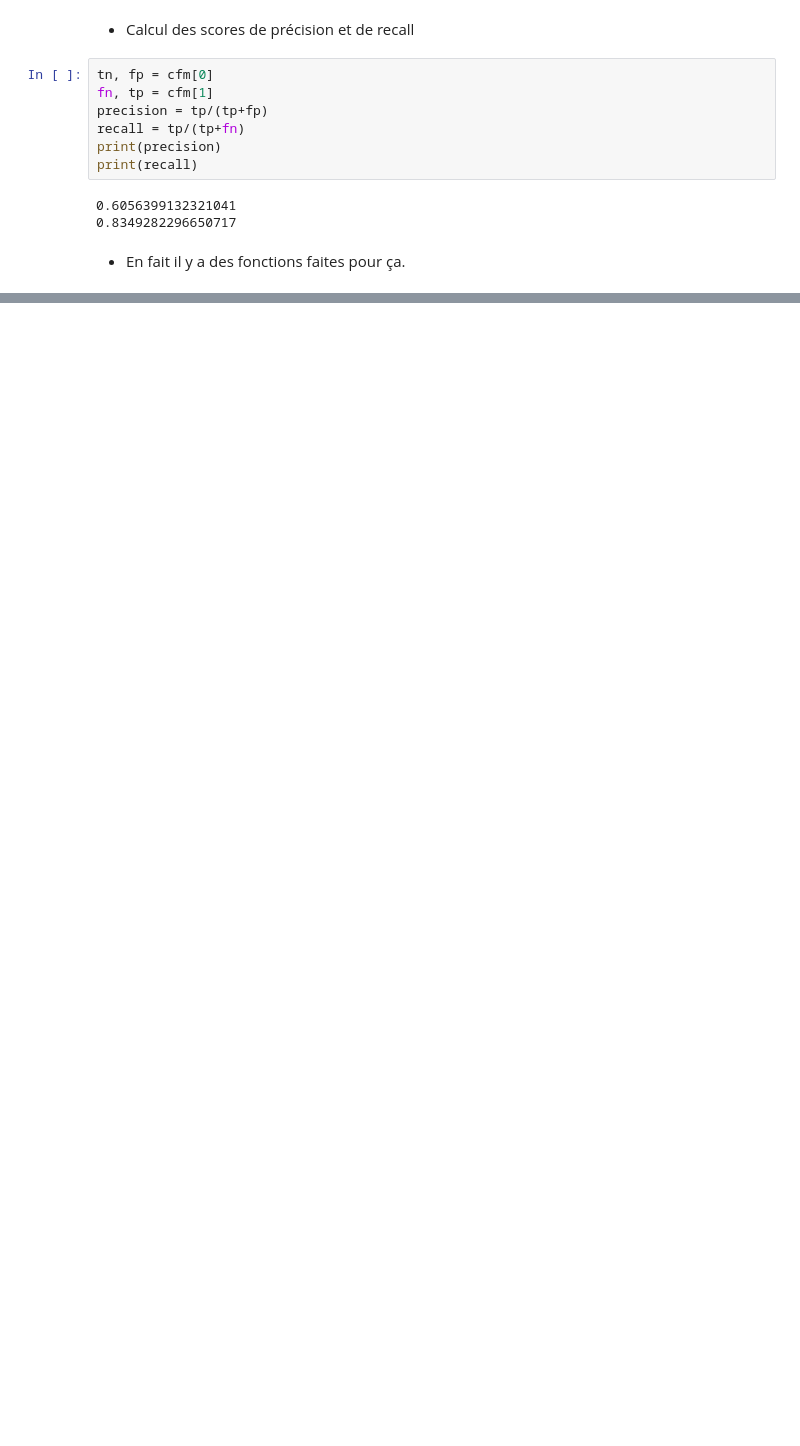
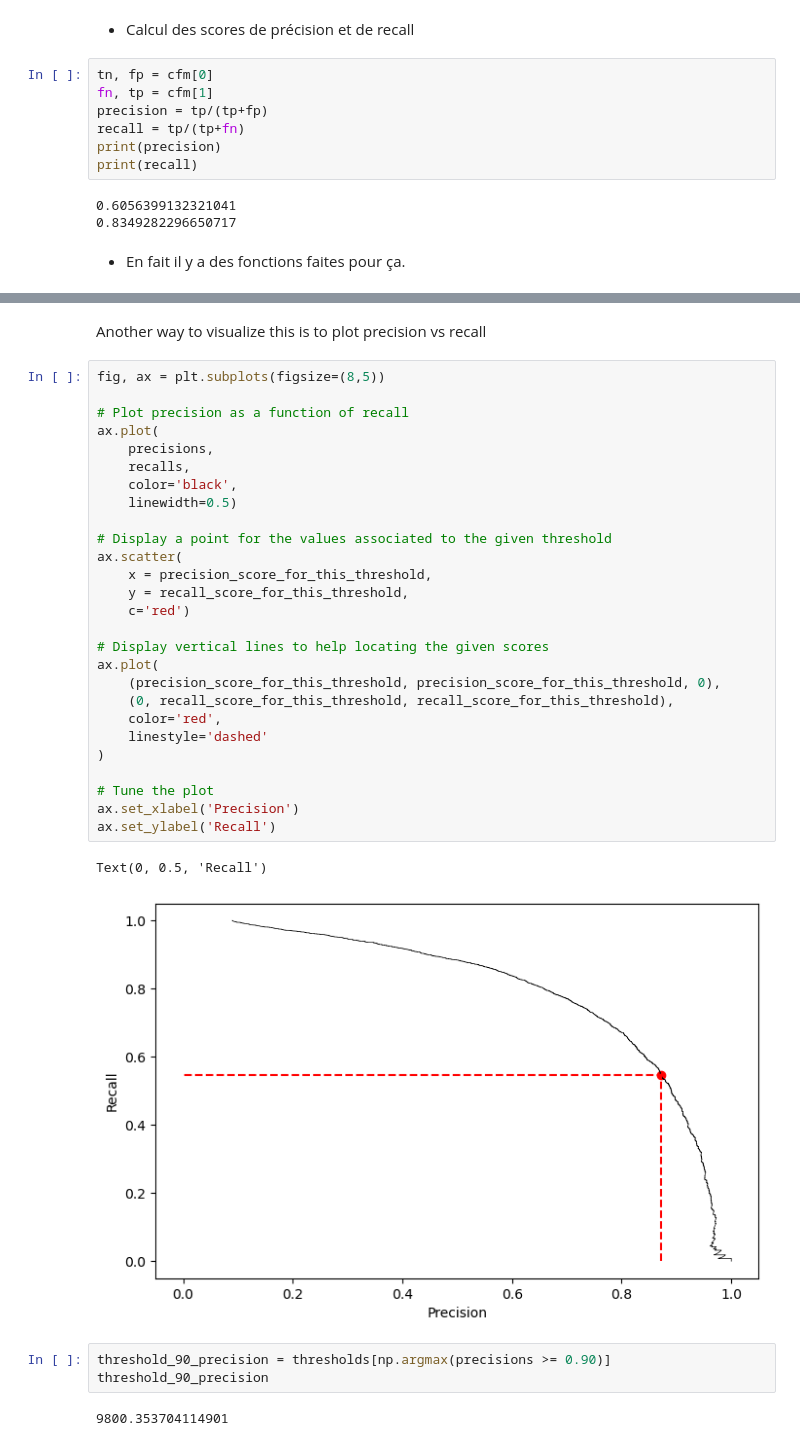
Before and after one commit to tbeucler/2024_MLEES, a Jupyter notebook: chapter-3_manips/manips_chap-3.ipynb, the cells around one changed output, grey strips where cells are left out. Drawn from its saved outputs; the diff is of its cells as text; blank space fills up the shorter version.

```diff
--- a/chapter-3_manips/manips_chap-3.ipynb
+++ b/chapter-3_manips/manips_chap-3.ipynb
@@ -281,0 +416,37 @@ Let's supposed the digit to detect is 5.
+# %% [markdown]
+Another way to visualize this is to plot precision vs recall
+# %%
+fig, ax = plt.subplots(figsize=(8,5))
+
+# Plot precision as a function of recall
+ax.plot(
+    precisions,
+    recalls,
+    color='black',
+    linewidth=0.5)
+
+# Display a point for the values associated to the given threshold
+ax.scatter(
+    x = precision_score_for_this_threshold,
+    y = recall_score_for_this_threshold,
+    c='red')
+
+# Display vertical lines to help locating the given scores
+ax.plot(
+    (precision_score_for_this_threshold, precision_score_for_this_threshold, 0),
+    (0, recall_score_for_this_threshold, recall_score_for_this_threshold),
+    color='red',
+    linestyle='dashed'
+)
+
+# Tune the plot
+ax.set_xlabel('Precision')
+ax.set_ylabel('Recall')
+# %% [output]
+Text(0, 0.5, 'Recall')
+[figure, added]
+# %%
+threshold_90_precision = thresholds[np.argmax(precisions >= 0.90)]
+threshold_90_precision
+# %% [output]
+9800.353704114901
```
Also changed, not shown: parts of 20 cells of this notebook.
